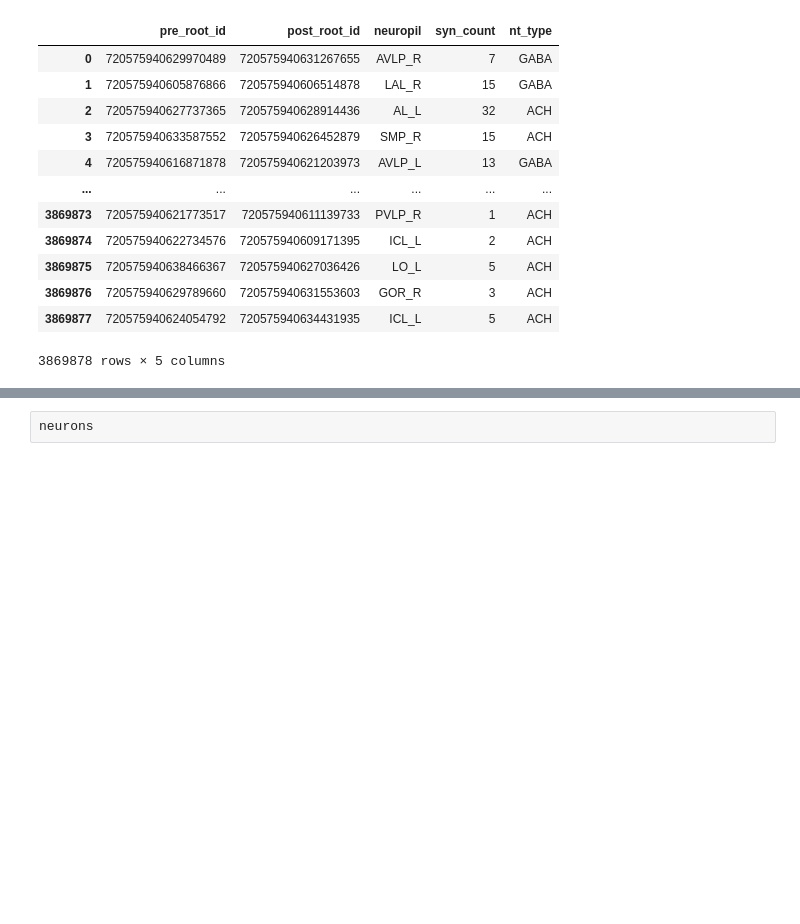
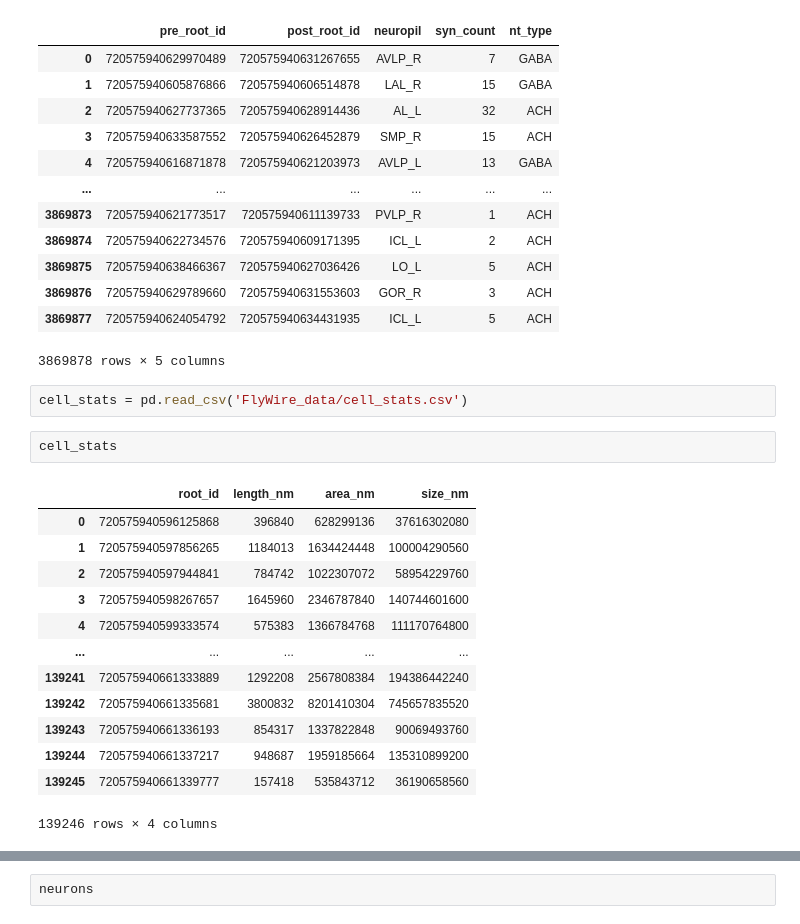
Before and after one commit to briandepasquale/CoSyNe_2025_GNN_tutorial, a Jupyter notebook: FlyWire_WIP.ipynb, the cells around one changed output, grey strips where cells are left out. Drawn from its saved outputs; the diff is of its cells as text; blank space fills up the shorter version.

```diff
--- a/FlyWire_WIP.ipynb
+++ b/FlyWire_WIP.ipynb
@@ -85,3 +83,21 @@ connections
 | 3869876 | 720575940629789660 | 720575940631553603 | GOR_R | 3 | ACH |
 | 3869877 | 720575940624054792 | 720575940634431935 | ICL_L | 5 | ACH |
 3869878 rows × 5 columns
+# %%
+cell_stats = pd.read_csv('FlyWire_data/cell_stats.csv')
+# %%
+cell_stats
+# %% [output]
+|  | root_id | length_nm | area_nm | size_nm |
+| 0 | 720575940596125868 | 396840 | 628299136 | 37616302080 |
+| 1 | 720575940597856265 | 1184013 | 1634424448 | 100004290560 |
+| 2 | 720575940597944841 | 784742 | 1022307072 | 58954229760 |
+| 3 | 720575940598267657 | 1645960 | 2346787840 | 140744601600 |
+| 4 | 720575940599333574 | 575383 | 1366784768 | 111170764800 |
+| ... | ... | ... | ... | ... |
+| 139241 | 720575940661333889 | 1292208 | 2567808384 | 194386442240 |
+| 139242 | 720575940661335681 | 3800832 | 8201410304 | 745657835520 |
+| 139243 | 720575940661336193 | 854317 | 1337822848 | 90069493760 |
+| 139244 | 720575940661337217 | 948687 | 1959185664 | 135310899200 |
+| 139245 | 720575940661339777 | 157418 | 535843712 | 36190658560 |
+139246 rows × 4 columns
```
Also changed, not shown: parts of 39 cells of this notebook.
